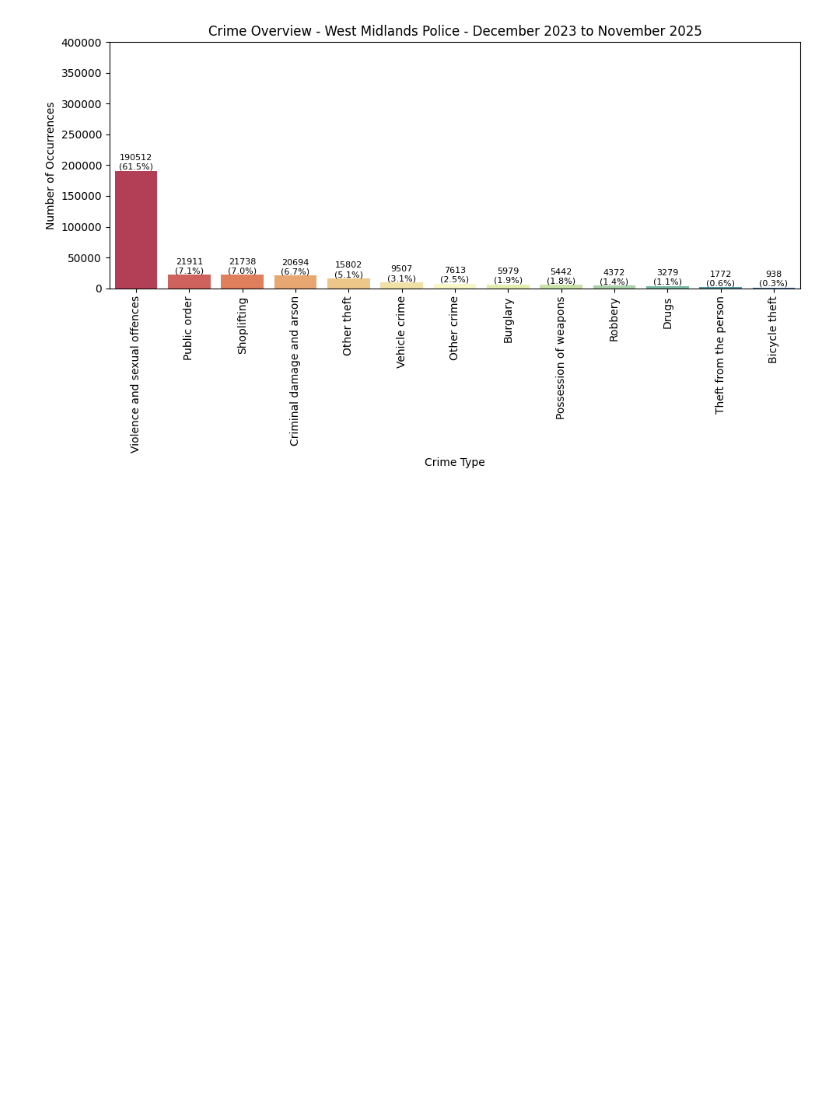
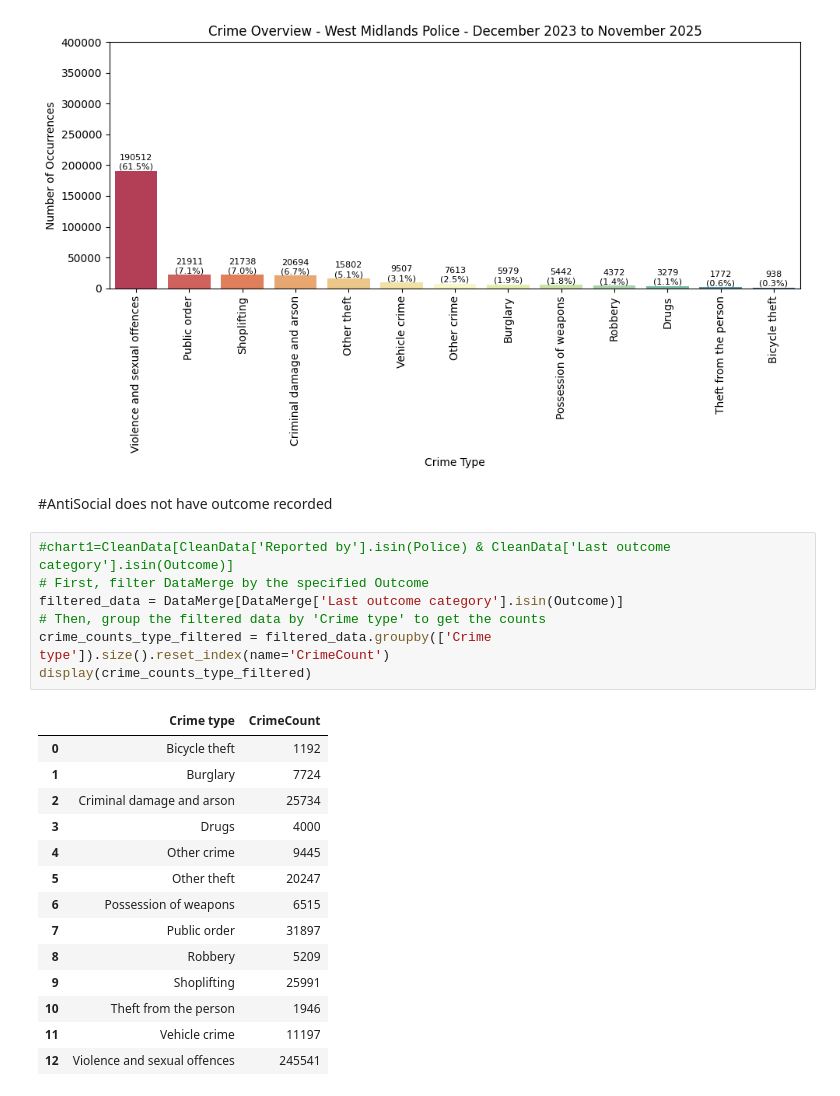
Before and after one commit to zhangwiki86-soton/L7---Data-Analysis-and-Visualisation, a Jupyter notebook: DRAFT Test Glob.ipynb, the cells around one changed output. Cells and saved outputs as stored; diff of their text form; blank space fills up the shorter version.

```diff
--- a/DRAFT Test Glob.ipynb
+++ b/DRAFT Test Glob.ipynb
@@ -735,3 +743,27 @@ plt.tight_layout()
 plt.show()
 # %% [output]
 [figure]
+# %% [markdown]
+#AntiSocial does not have outcome recorded
+# %%
+#chart1=CleanData[CleanData['Reported by'].isin(Police) & CleanData['Last outcome category'].isin(Outcome)]
+# First, filter DataMerge by the specified Outcome
+filtered_data = DataMerge[DataMerge['Last outcome category'].isin(Outcome)]
+# Then, group the filtered data by 'Crime type' to get the counts
+crime_counts_type_filtered = filtered_data.groupby(['Crime type']).size().reset_index(name='CrimeCount')
+display(crime_counts_type_filtered)
+# %% [output]
+|  | Crime type | CrimeCount |
+| 0 | Bicycle theft | 1192 |
+| 1 | Burglary | 7724 |
+| 2 | Criminal damage and arson | 25734 |
+| 3 | Drugs | 4000 |
+| 4 | Other crime | 9445 |
+| 5 | Other theft | 20247 |
+| 6 | Possession of weapons | 6515 |
+| 7 | Public order | 31897 |
+| 8 | Robbery | 5209 |
+| 9 | Shoplifting | 25991 |
+| 10 | Theft from the person | 1946 |
+| 11 | Vehicle crime | 11197 |
+| 12 | Violence and sexual offences | 245541 |
```
Also changed, not shown: parts of 14 cells of this notebook.
